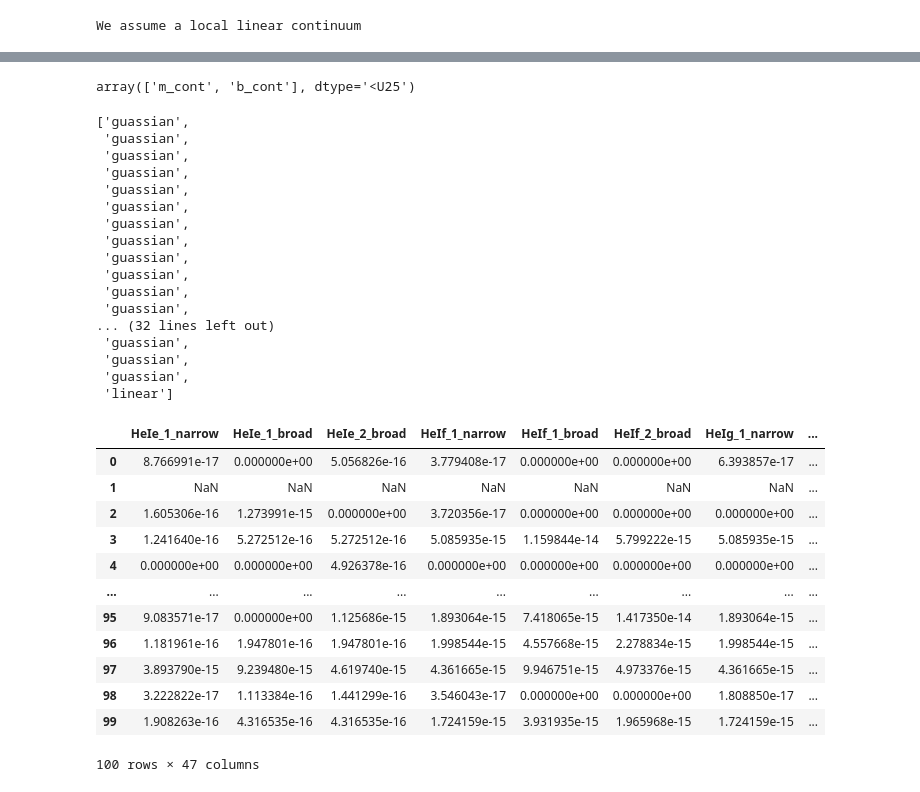
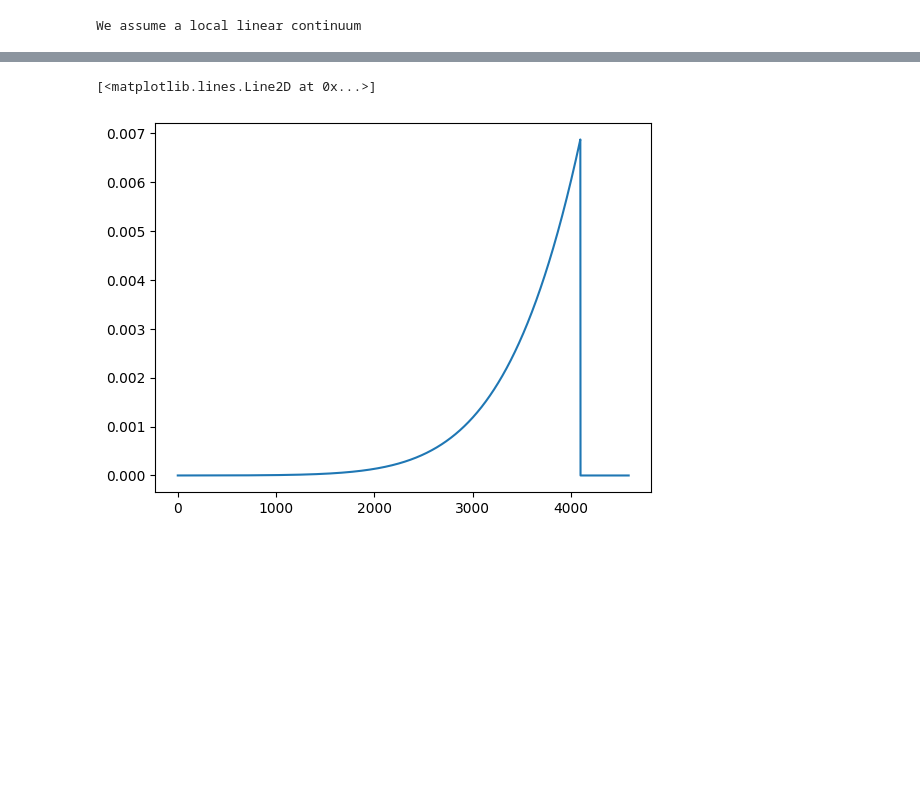
Before and after one commit to felavila/sheap, a Jupyter notebook: notebooks/building_complex_regions.ipynb, the cells around one changed output, grey strips where cells are left out. Saved outputs shown, nothing was run; the diff lists cells and outputs as text; code cells hidden in the pictures; blank space fills up the shorter version.

Commit message:
balmer

```diff
--- a/notebooks/building_complex_regions.ipynb
+++ b/notebooks/building_complex_regions.ipynb
@@ -420,7 +243,0 @@ Array([ 6.07099778e+43,  0.00000000e+00,  6.42184572e+43,  9.52644722e+43,
-# %%
-from jax.scipy.integrate import trapezoid
-baselines_s = jnp.where(params.RegionClass.mask_region,0,params.baselines)
-x = jnp.where(params.RegionClass.mask_region,0,params.RegionClass.region_to_fit[:,0,:])
-flux = trapezoid(baselines_s, x=x, axis=1)
-#flux = jsp.integrate.trapezoid(jnp.where(mask_fit_g,0,1-(full_model)/Baselines),x=jnp.where(mask_fit_g,0,Spectra[:,0,:]),axis=1)
-#return 4. * jnp.pi * self.d**2 * flux
@@ -440,25 +243,0 @@ Array(6.07099778e+43, dtype=float64)
-# %%
-from jax import vmap
-from sheap.tools.others import vmap_get_EQW_mask
-profile_index_list = Hbeta_class.profile_index_list
-x_axis = Hbeta_class.region_to_fit[:,0,:]
-mask = Hbeta_class.mask_region
-#this is based on the idea about the continium is the last profile added to the code maybe could be a good idea have the exacto position of it
-min_,max_ = profile_index_list[-1]
-values = Hbeta_class.params[:,min_:max_]
-profile_func = vmap(Hbeta_class.profile_function_list[-1],in_axes=(0, 0))
-baselines = profile_func(Hbeta_class.region_to_fit[:,0,:],values)
-EW = []
-for i,profile in enumerate(Hbeta_class.profile_list):
-    profile_func = vmap(Hbeta_class.profile_function_list[i],in_axes=(0, 0))#maybe ask is the previous one is other proflie?
-    min_,max_ = profile_index_list[i]
-    values = Hbeta_class.params[:,min_:max_]
-    if profile != "linear" and "Fe" not in profile:
-        #we filter after the fe
-        emission_line = profile_func(x_axis,values)
-        c = jnp.stack([x_axis, emission_line], axis=1)
-        ew = vmap_get_EQW_mask(c,baselines,mask)
-        EW.append(ew)
-    else:
-        pass
-EW = jnp.stack(EW, axis=1)
@@ -515,40 +243,0 @@ Array([[-1.89117583e-17,  3.61497295e-16],
-# %%
-params.params_cont
-# %% [output]
-array(['m_cont', 'b_cont'], dtype='<U25')
-# %%
-Hbeta_class.profile_list[-1]
-# %% [output]
-['guassian',
- 'guassian',
- 'guassian',
- 'guassian',
- 'guassian',
- 'guassian',
- 'guassian',
- 'guassian',
- 'guassian',
- 'guassian',
- 'guassian',
- 'guassian',
-... (32 lines left out)
- 'guassian',
- 'guassian',
- 'guassian',
- 'linear']
-# %%
-params.panda_flux
-# %% [output]
-|  | HeIe_1_narrow | HeIe_1_broad | HeIe_2_broad | HeIf_1_narrow | HeIf_1_broad | HeIf_2_broad | HeIg_1_narrow | ... |
-| 0 | 8.766991e-17 | 0.000000e+00 | 5.056826e-16 | 3.779408e-17 | 0.000000e+00 | 0.000000e+00 | 6.393857e-17 | ... |
-| 1 | NaN | NaN | NaN | NaN | NaN | NaN | NaN | ... |
-| 2 | 1.605306e-16 | 1.273991e-15 | 0.000000e+00 | 3.720356e-17 | 0.000000e+00 | 0.000000e+00 | 0.000000e+00 | ... |
-| 3 | 1.241640e-16 | 5.272512e-16 | 5.272512e-16 | 5.085935e-15 | 1.159844e-14 | 5.799222e-15 | 5.085935e-15 | ... |
-| 4 | 0.000000e+00 | 0.000000e+00 | 4.926378e-16 | 0.000000e+00 | 0.000000e+00 | 0.000000e+00 | 0.000000e+00 | ... |
-| ... | ... | ... | ... | ... | ... | ... | ... | ... |
-| 95 | 9.083571e-17 | 0.000000e+00 | 1.125686e-15 | 1.893064e-15 | 7.418065e-15 | 1.417350e-14 | 1.893064e-15 | ... |
-| 96 | 1.181961e-16 | 1.947801e-16 | 1.947801e-16 | 1.998544e-15 | 4.557668e-15 | 2.278834e-15 | 1.998544e-15 | ... |
-| 97 | 3.893790e-15 | 9.239480e-15 | 4.619740e-15 | 4.361665e-15 | 9.946751e-15 | 4.973376e-15 | 4.361665e-15 | ... |
-| 98 | 3.222822e-17 | 1.113384e-16 | 1.441299e-16 | 3.546043e-17 | 0.000000e+00 | 0.000000e+00 | 1.808850e-17 | ... |
-| 99 | 1.908263e-16 | 4.316535e-16 | 4.316535e-16 | 1.724159e-15 | 3.931935e-15 | 1.965968e-15 | 1.724159e-15 | ... |
-100 rows × 47 columns
@@ -554,0 +313,5 @@ params.panda_flux
+# %%
+plt.plot(balmer_conti_jax(aja.spec[:,0,:],jnp.array([1,5000,0.01]))[0])
+# %% [output]
+[<matplotlib.lines.Line2D at 0x...>]
+[figure, added]
```
Also changed, not shown: parts of 48 cells of this notebook, 16 other files.
